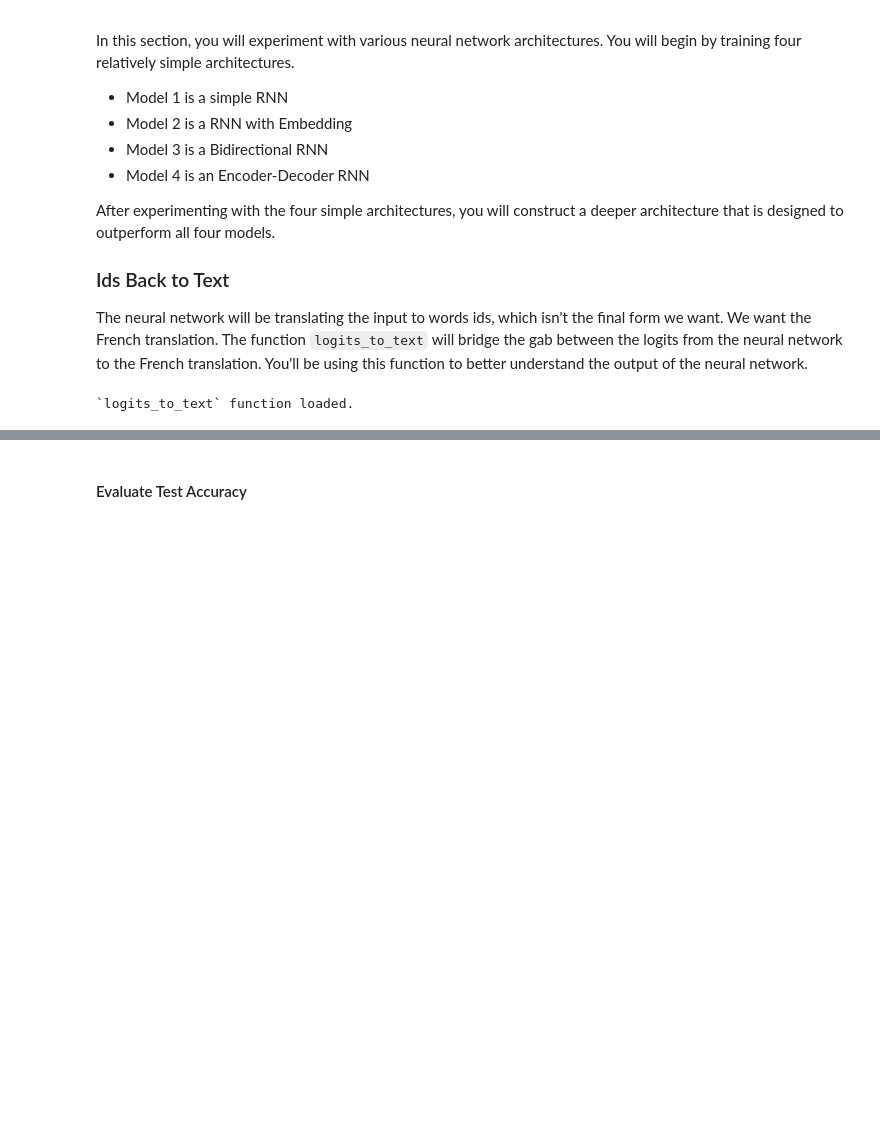
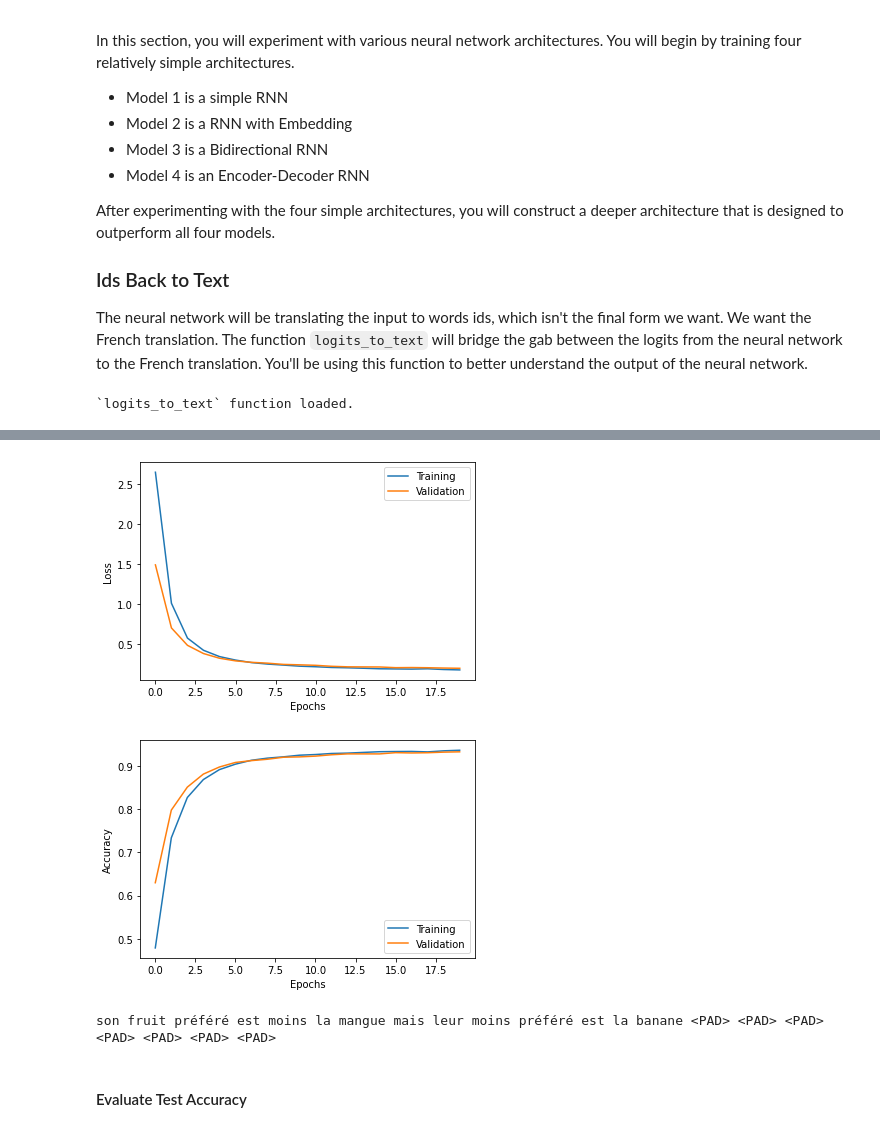
Before and after one commit to ruddyscent/udacity-workspace, a Jupyter notebook: nd892/machine-translation/home/machine_translation.ipynb, the cells around one changed output, grey strips where cells are left out. Cells and saved outputs as stored; diff of their text form; code cells hidden in the pictures; blank space fills up the shorter version.

```diff
--- a/nd892/machine-translation/home/machine_translation.ipynb
+++ b/nd892/machine-translation/home/machine_translation.ipynb
@@ -365,12 +400,9 @@ def embed_model(input_shape, output_sequence_length, english_vocab_size, french_
     :return: Keras model built, but not trained
     """
     # TODO: Implement
-    learning_rate = 1e-3
-    embedding_size = 32
-
     input_seq = Input(shape=input_shape[1:])
     input_emb = Embedding(english_vocab_size, embedding_size, input_length=input_shape[1])(input_seq)
-    rnn = GRU(64, return_sequences=True)(input_emb)
+    rnn = GRU(latent_dim, return_sequences=True, dropout=dropout_ratio)(input_emb)
     logits = TimeDistributed(Dense(french_vocab_size))(rnn)
 
     model = Model(input_seq, Activation('softmax')(logits))
@@ -392,7 +424,9 @@ simple_embed_model = embed_model(
     max_french_sequence_length,
     english_vocab_size,
     french_vocab_size)
-simple_embed_model.fit(tmp_x, train_french_sentences, batch_size=1024, epochs=50, validation_split=0.2)
+simple_embed_model.summary()
+simple_embed_model_history = simple_embed_model.fit(tmp_x, train_french_sentences, batch_size=batch_size, epochs=num_epochs, validation_split=val_ratio)
+plot_history(simple_embed_model_history)
 
 # TODO: Print prediction(s)
 print(logits_to_text(simple_embed_model.predict(tmp_x[:1])[0], french_tokenizer))
@@ -417,3 +451,6 @@ son fruit préféré est moins la mangue mais leur moins préféré est la banan
+[figure, added]
+[figure, added]
+son fruit préféré est moins la mangue mais leur moins préféré est la banane <PAD> <PAD> <PAD> <PAD> <PAD> <PAD> <PAD>
 # %% [markdown]
 #### Evaluate Test Accuracy
 # %%
```
Also changed, not shown: parts of 19 cells of this notebook, 3 other files.
